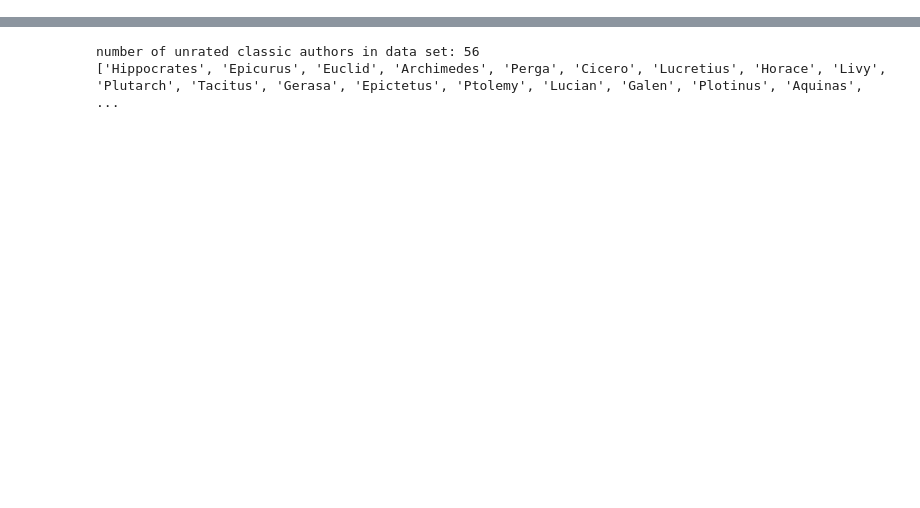
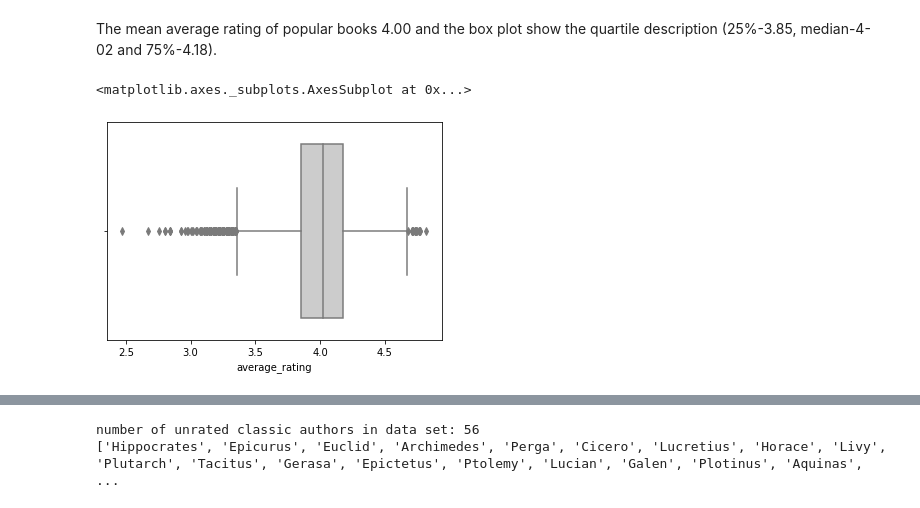
Before and after one commit to kross11480/courses, a Jupyter notebook: goodreads/books_analysis.ipynb, the cells around one changed output, grey strips where cells are left out. Drawn from its saved outputs; the diff is of its cells as text; code cells hidden in the pictures; blank space fills up the shorter version.

```diff
--- a/goodreads/books_analysis.ipynb
+++ b/goodreads/books_analysis.ipynb
@@ -226,0 +79,8 @@ Furthermore, several classics from eastern civilization are absent and the list
+# %% [markdown]
+The mean average rating of popular books 4.00 and the box plot show the quartile description (25%-3.85, median-4-02 and 75%-4.18).
+# %%
+#books_summary.describe()
+sns.boxplot(x=books_summary.average_rating,color=".8")
+# %% [output]
+<matplotlib.axes._subplots.AxesSubplot at 0x...>
+[figure, added]
```
Also changed, not shown: parts of 55 cells of this notebook.
